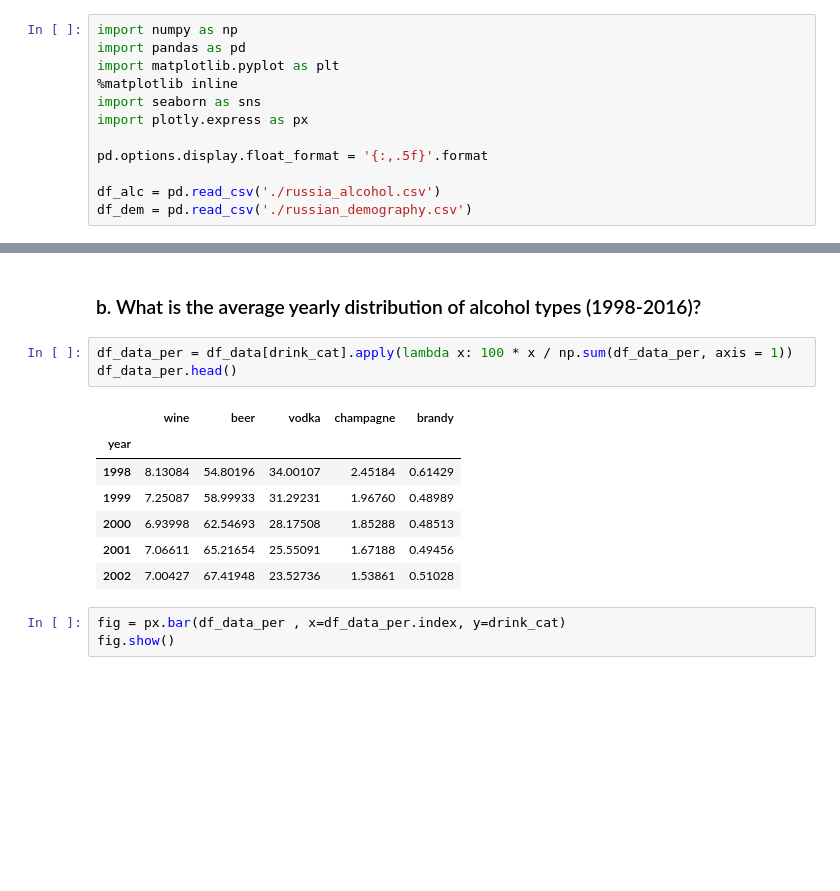
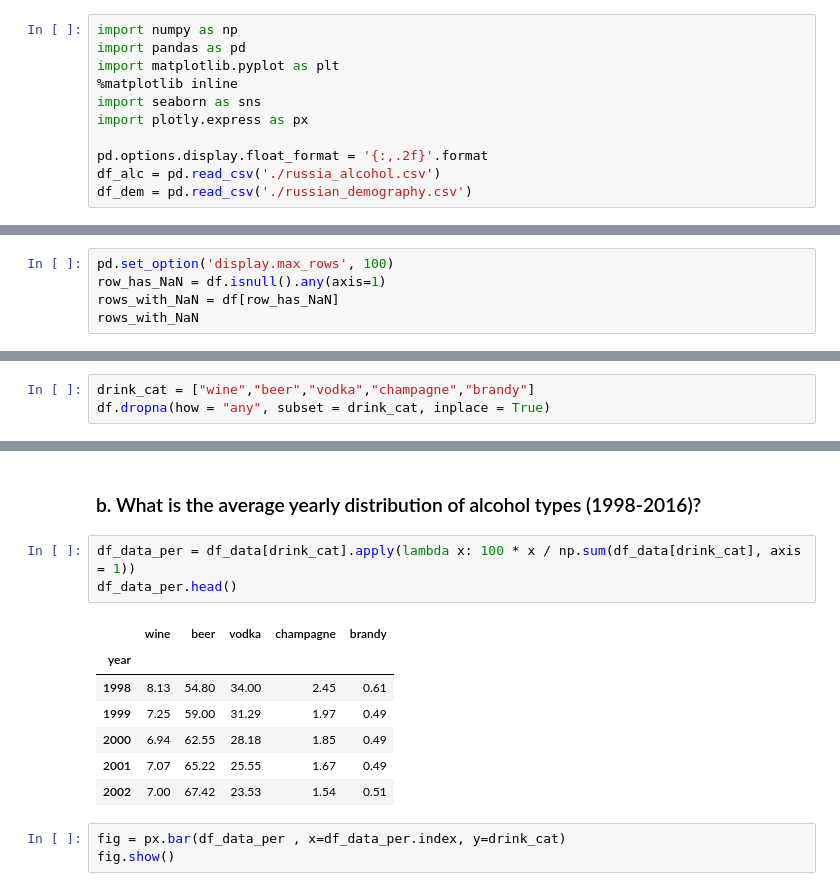
Before and after one commit to michaeltosic/alcohol-in-russia, a Jupyter notebook: russian-demographics-and-alcohol.ipynb, the cells around one changed output, grey strips where cells are left out. Saved outputs shown, nothing was run; the diff lists cells and outputs as text; blank space fills up the shorter version.

```diff
--- a/russian-demographics-and-alcohol.ipynb
+++ b/russian-demographics-and-alcohol.ipynb
@@ -6,8 +6,7 @@ import matplotlib.pyplot as plt
 import seaborn as sns
 import plotly.express as px
 
-pd.options.display.float_format = '{:,.5f}'.format
-
+pd.options.display.float_format = '{:,.2f}'.format
 df_alc = pd.read_csv('./russia_alcohol.csv')
 df_dem = pd.read_csv('./russian_demography.csv')
 # %% [markdown]
@@ -111,0 +116,5 @@ dtype: int64
+# %%
+pd.set_option('display.max_rows', 100)
+row_has_NaN = df.isnull().any(axis=1)
+rows_with_NaN = df[row_has_NaN]
+rows_with_NaN
@@ -111,0 +143,3 @@ dtype: int64
+# %%
+drink_cat = ["wine","beer","vodka","champagne","brandy"]
+df.dropna(how = "any", subset = drink_cat, inplace = True)
@@ -146,16 +197,16 @@ This raises the next question...
 # %% [markdown]
 ### b. What is the average yearly distribution of alcohol types (1998-2016)?
 # %%
-df_data_per = df_data[drink_cat].apply(lambda x: 100 * x / np.sum(df_data_per, axis = 1))
+df_data_per = df_data[drink_cat].apply(lambda x: 100 * x / np.sum(df_data[drink_cat], axis = 1))
 df_data_per.head()
 # %% [output]
 |  | wine | beer | vodka | champagne | brandy |
 | year |  |  |  |  |  |
-| 1998 | 8.13084 | 54.80196 | 34.00107 | 2.45184 | 0.61429 |
-| 1999 | 7.25087 | 58.99933 | 31.29231 | 1.96760 | 0.48989 |
-| 2000 | 6.93998 | 62.54693 | 28.17508 | 1.85288 | 0.48513 |
-| 2001 | 7.06611 | 65.21654 | 25.55091 | 1.67188 | 0.49456 |
-| 2002 | 7.00427 | 67.41948 | 23.52736 | 1.53861 | 0.51028 |
+| 1998 | 8.13 | 54.80 | 34.00 | 2.45 | 0.61 |
+| 1999 | 7.25 | 59.00 | 31.29 | 1.97 | 0.49 |
+| 2000 | 6.94 | 62.55 | 28.18 | 1.85 | 0.49 |
+| 2001 | 7.07 | 65.22 | 25.55 | 1.67 | 0.49 |
+| 2002 | 7.00 | 67.42 | 23.53 | 1.54 | 0.51 |
 # %%
 fig = px.bar(df_data_per , x=df_data_per.index, y=drink_cat)
 fig.show()
```
Also changed, not shown: parts of 42 cells of this notebook.
